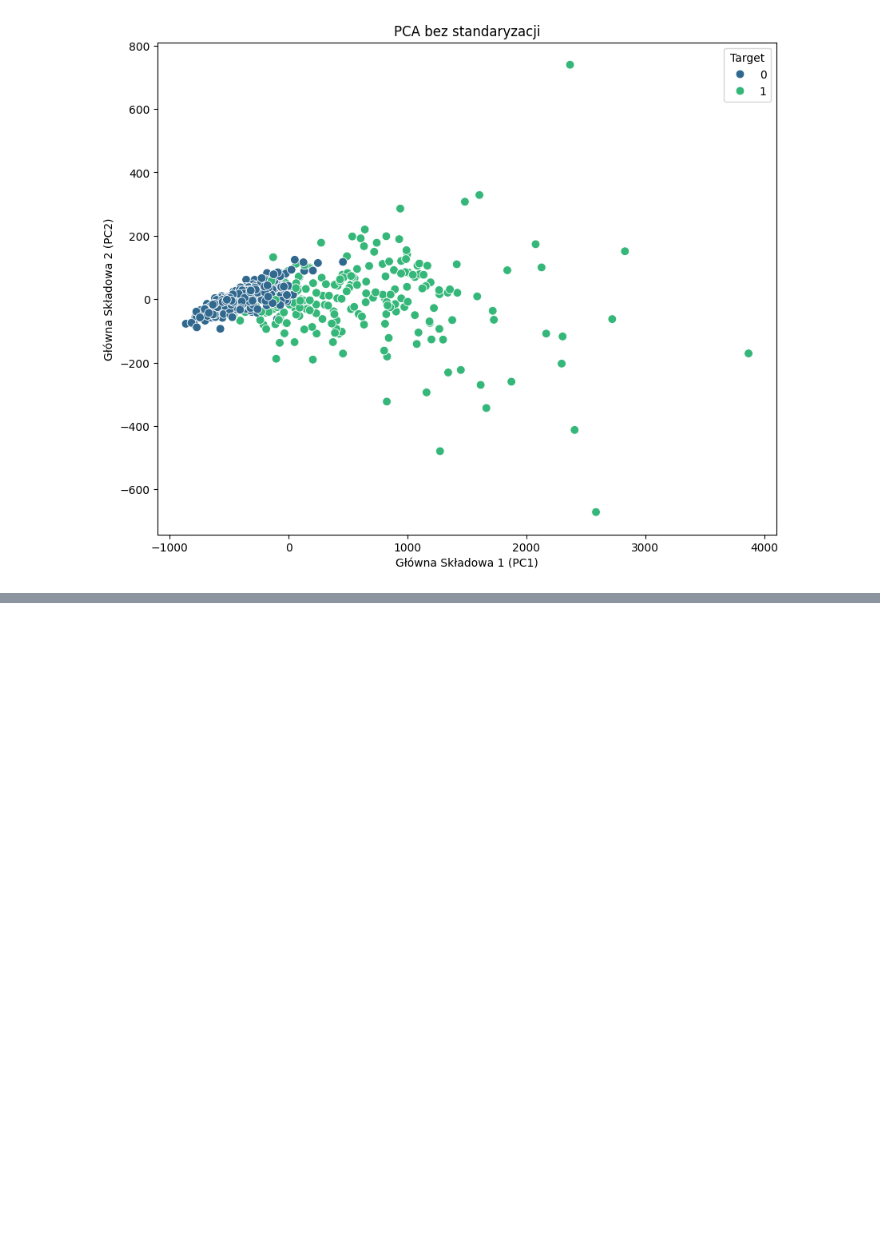
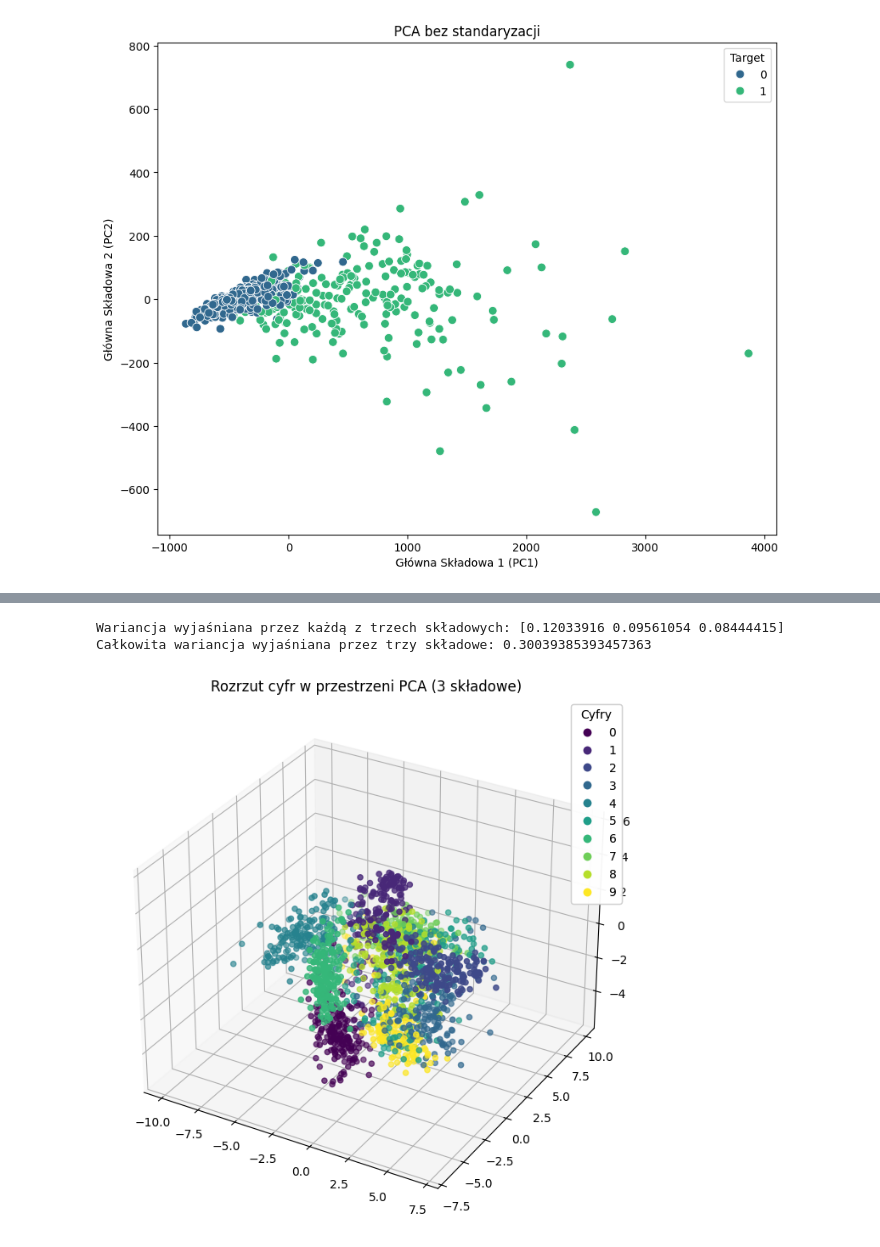
Before and after one commit to juliaduch/maszynowa_analiza_danych, a Jupyter notebook: Duch_Julia_LMAD_PSI_L5.ipynb, the cells around one changed output, grey strips where cells are left out. Saved outputs shown, nothing was run; the diff lists cells and outputs as text; code cells hidden in the pictures; blank space fills up the shorter version.

```diff
--- a/Duch_Julia_LMAD_PSI_L5.ipynb
+++ b/Duch_Julia_LMAD_PSI_L5.ipynb
@@ -156,0 +292,21 @@ plt.show()
+# %%
+pca_3d = PCA(n_components=3)
+principal_components_3d = pca_3d.fit_transform(df_pixels_scaled)
+principal_df_3d = pd.DataFrame(data=principal_components_3d, columns=['PC1', 'PC2', 'PC3'])
+principal_df_3d['number_label'] = data['number_label']
+# %%
+print("Wariancja wyjaśniana przez każdą z trzech składowych:", pca_3d.explained_variance_ratio_)
+print("Całkowita wariancja wyjaśniana przez trzy składowe:", sum(pca_3d.explained_variance_ratio_))
+# %% [output]
+Wariancja wyjaśniana przez każdą z trzech składowych: [0.12033916 0.09561054 0.08444415]
+Całkowita wariancja wyjaśniana przez trzy składowe: 0.30039385393457363
+# %%
+fig = plt.figure(figsize=(10, 8))
+ax = fig.add_subplot(111, projection='3d')
+scatter = ax.scatter(principal_df_3d['PC1'], principal_df_3d['PC2'], principal_df_3d['PC3'], c=principal_df_3d['number_label'], cmap="viridis", marker='o')
+legend1 = ax.legend(*scatter.legend_elements(), title="Cyfry")
+ax.add_artist(legend1)
+plt.title("Rozrzut cyfr w przestrzeni PCA (3 składowe)")
+plt.show()
+# %% [output]
+[figure, added]
```
Also changed, not shown: parts of 25 cells of this notebook, 1 other file.
